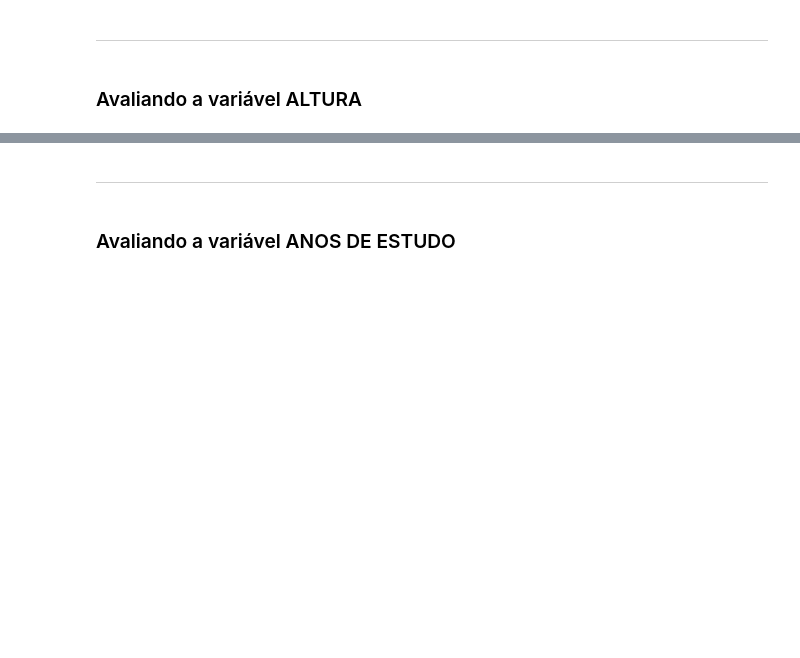
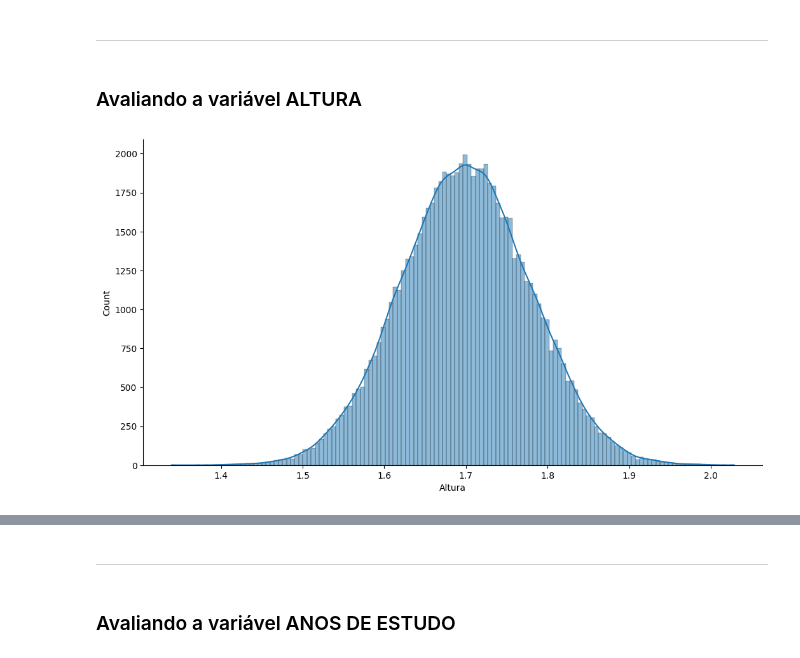
Before and after one commit to rivaldo/estatistica_basica_tcc, a Jupyter notebook: Curso de Estatística/Curso_de_Estatística_Parte_1.ipynb, the cells around one changed output, grey strips where cells are left out. Drawn from its saved outputs; the diff is of its cells as text; code cells hidden in the pictures; blank space fills up the shorter version.

```diff
--- a/Curso de Estatística/Curso_de_Estatística_Parte_1.ipynb
+++ b/Curso de Estatística/Curso_de_Estatística_Parte_1.ipynb
@@ -675,3 +901,9 @@ Pode-se definir a moda como sendo o valor mais frequente de um conjunto de dados
 ***
 # %% [markdown]
 ### Avaliando a variável ALTURA
+# %%
+ax = sns.displot(data=dados, x=dados['Altura'], kde=True)
+ax.figure.set_size_inches(12,6)
+ax = ax
+# %% [output]
+[figure, added]
```
Also changed, not shown: parts of 51 cells of this notebook.
